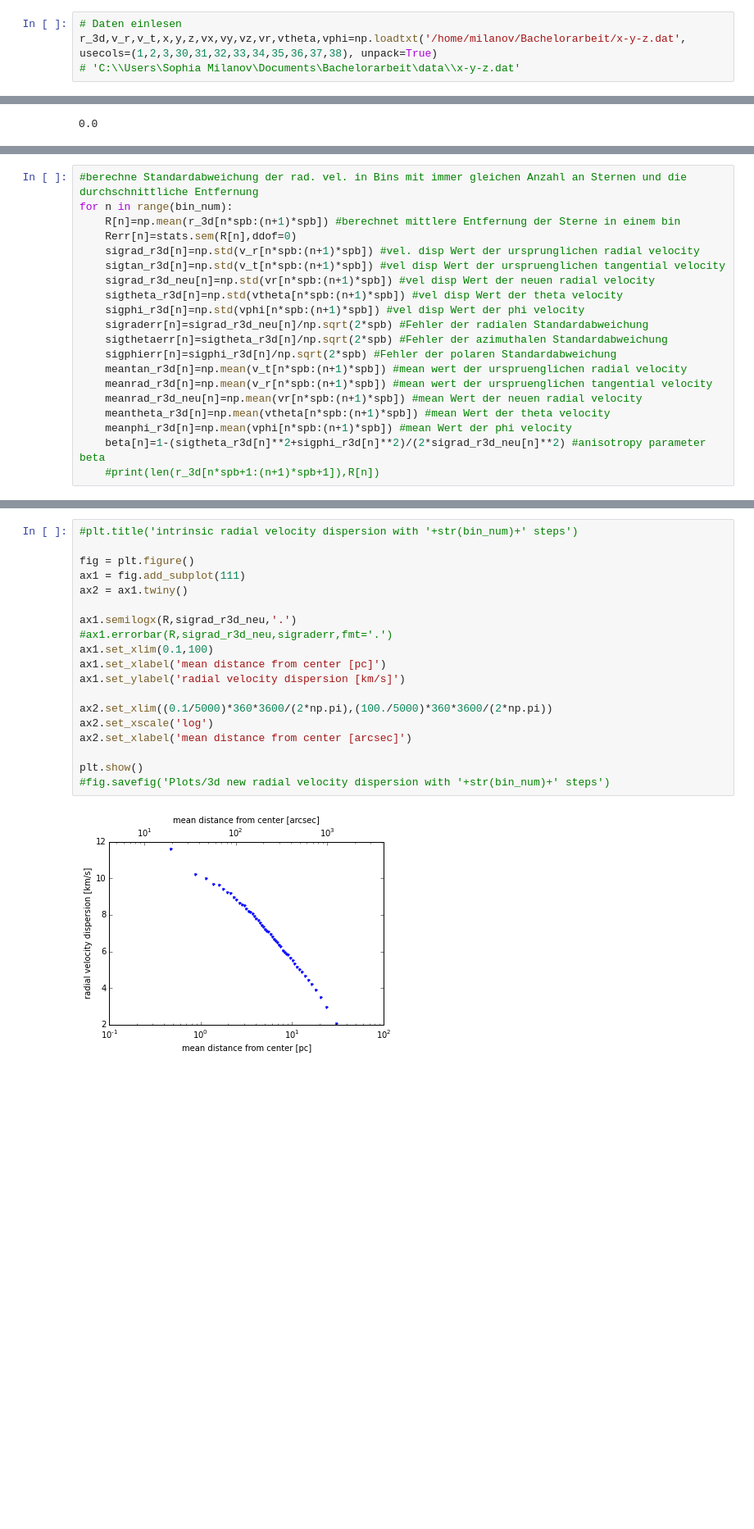
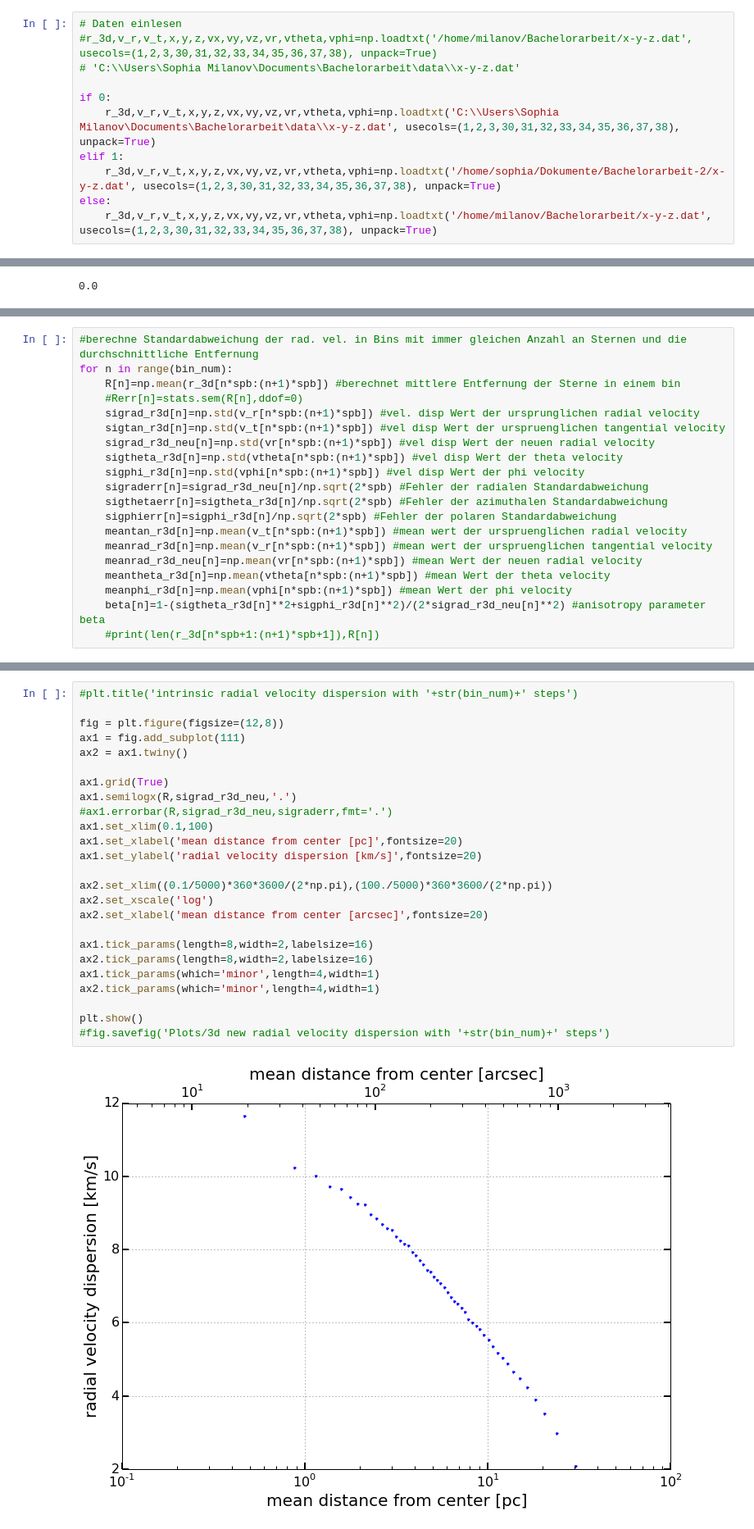
Before and after one commit to sophialilleengen/GC_actions, a Jupyter notebook: velocity dispersion profiles with same amount of stars in every bin.ipynb, the cells around one changed output, grey strips where cells are left out. Shown at 82% size. Cells and saved outputs as stored; diff of their text form; blank space fills up the shorter version.

Commit message:
made plots look better

```diff
--- a/velocity dispersion profiles with same amount of stars in every bin.ipynb
+++ b/velocity dispersion profiles with same amount of stars in every bin.ipynb
@@ -8,8 +8,15 @@ from scipy import stats
 %matplotlib inline
 # %%
 # Daten einlesen
-r_3d,v_r,v_t,x,y,z,vx,vy,vz,vr,vtheta,vphi=np.loadtxt('/home/milanov/Bachelorarbeit/x-y-z.dat', usecols=(1,2,3,30,31,32,33,34,35,36,37,38), unpack=True)
+#r_3d,v_r,v_t,x,y,z,vx,vy,vz,vr,vtheta,vphi=np.loadtxt('/home/milanov/Bachelorarbeit/x-y-z.dat', usecols=(1,2,3,30,31,32,33,34,35,36,37,38), unpack=True)
 # 'C:\\Users\Sophia Milanov\Documents\Bachelorarbeit\data\\x-y-z.dat'
+
+if 0:
+    r_3d,v_r,v_t,x,y,z,vx,vy,vz,vr,vtheta,vphi=np.loadtxt('C:\\Users\Sophia Milanov\Documents\Bachelorarbeit\data\\x-y-z.dat', usecols=(1,2,3,30,31,32,33,34,35,36,37,38), unpack=True)
+elif 1:
+    r_3d,v_r,v_t,x,y,z,vx,vy,vz,vr,vtheta,vphi=np.loadtxt('/home/sophia/Dokumente/Bachelorarbeit-2/x-y-z.dat', usecols=(1,2,3,30,31,32,33,34,35,36,37,38), unpack=True)
+else:
+    r_3d,v_r,v_t,x,y,z,vx,vy,vz,vr,vtheta,vphi=np.loadtxt('/home/milanov/Bachelorarbeit/x-y-z.dat', usecols=(1,2,3,30,31,32,33,34,35,36,37,38), unpack=True)
 # %%
 #ueberpruefe, ob Daten anhand der Entfernung sortiert sind, Ergebnis=0 bedeutet ja
 r_sort=np.sort(r_3d)
@@ -51,7 +58,7 @@ Rerr=np.zeros(bin_num)
 #berechne Standardabweichung der rad. vel. in Bins mit immer gleichen Anzahl an Sternen und die durchschnittliche Entfernung
 for n in range(bin_num):
     R[n]=np.mean(r_3d[n*spb:(n+1)*spb]) #berechnet mittlere Entfernung der Sterne in einem bin
-    Rerr[n]=stats.sem(R[n],ddof=0)
+    #Rerr[n]=stats.sem(R[n],ddof=0)
     sigrad_r3d[n]=np.std(v_r[n*spb:(n+1)*spb]) #vel. disp Wert der ursprunglichen radial velocity
     sigtan_r3d[n]=np.std(v_t[n*spb:(n+1)*spb]) #vel disp Wert der urspruenglichen tangential velocity
     sigrad_r3d_neu[n]=np.std(vr[n*spb:(n+1)*spb]) #vel disp Wert der neuen radial velocity
@@ -112,24 +121,30 @@ Die Kurve der tangential velocity dispersion sollte etwa zweimal so hoch sein wi
 # %%
 #plt.title('intrinsic radial velocity dispersion with '+str(bin_num)+' steps')
 
-fig = plt.figure()
+fig = plt.figure(figsize=(12,8))
 ax1 = fig.add_subplot(111)
 ax2 = ax1.twiny()
 
+ax1.grid(True)
 ax1.semilogx(R,sigrad_r3d_neu,'.')
 #ax1.errorbar(R,sigrad_r3d_neu,sigraderr,fmt='.')
 ax1.set_xlim(0.1,100)
-ax1.set_xlabel('mean distance from center [pc]')
-ax1.set_ylabel('radial velocity dispersion [km/s]')
+ax1.set_xlabel('mean distance from center [pc]',fontsize=20)
+ax1.set_ylabel('radial velocity dispersion [km/s]',fontsize=20)
 
 ax2.set_xlim((0.1/5000)*360*3600/(2*np.pi),(100./5000)*360*3600/(2*np.pi))
 ax2.set_xscale('log')
-ax2.set_xlabel('mean distance from center [arcsec]')
+ax2.set_xlabel('mean distance from center [arcsec]',fontsize=20)
+
+ax1.tick_params(length=8,width=2,labelsize=16)
+ax2.tick_params(length=8,width=2,labelsize=16)
+ax1.tick_params(which='minor',length=4,width=1)
+ax2.tick_params(which='minor',length=4,width=1)
 
 plt.show()
 #fig.savefig('Plots/3d new radial velocity dispersion with '+str(bin_num)+' steps')
 # %% [output]
-[figure, old version]
+[figure, new version]
 # %%
 #plt.title('intrinsic azimuthal velocity dispersion with '+str(bin_num)+' steps')
 
```
Also changed, not shown: parts of 8 cells of this notebook.
